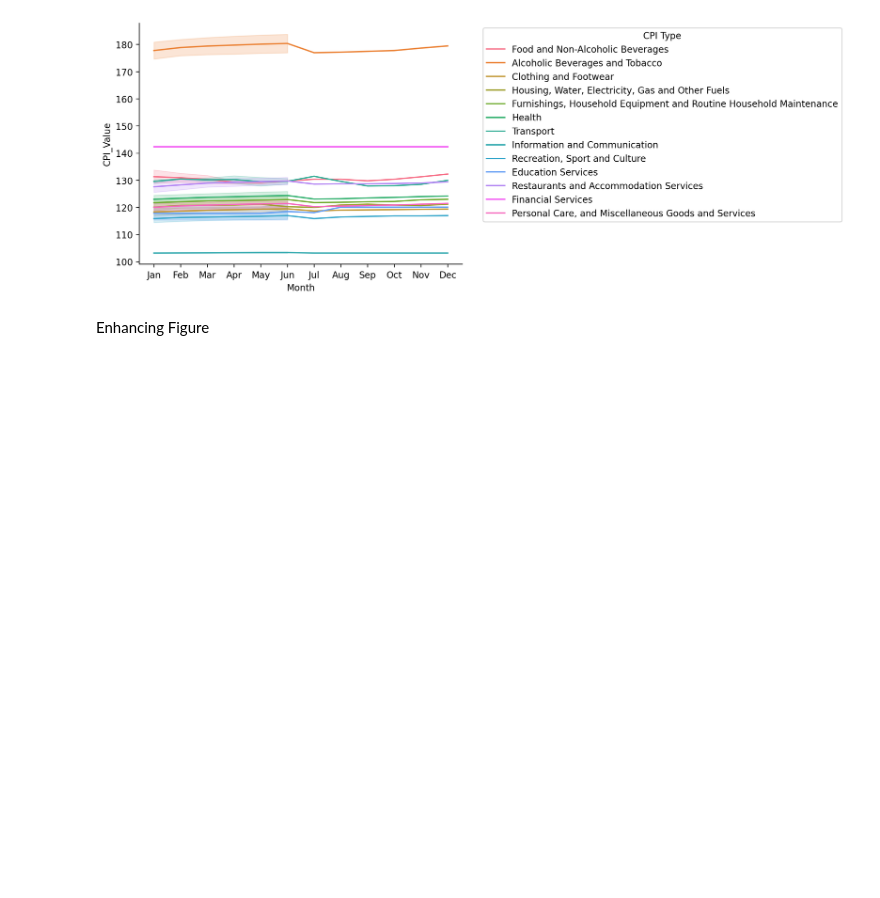
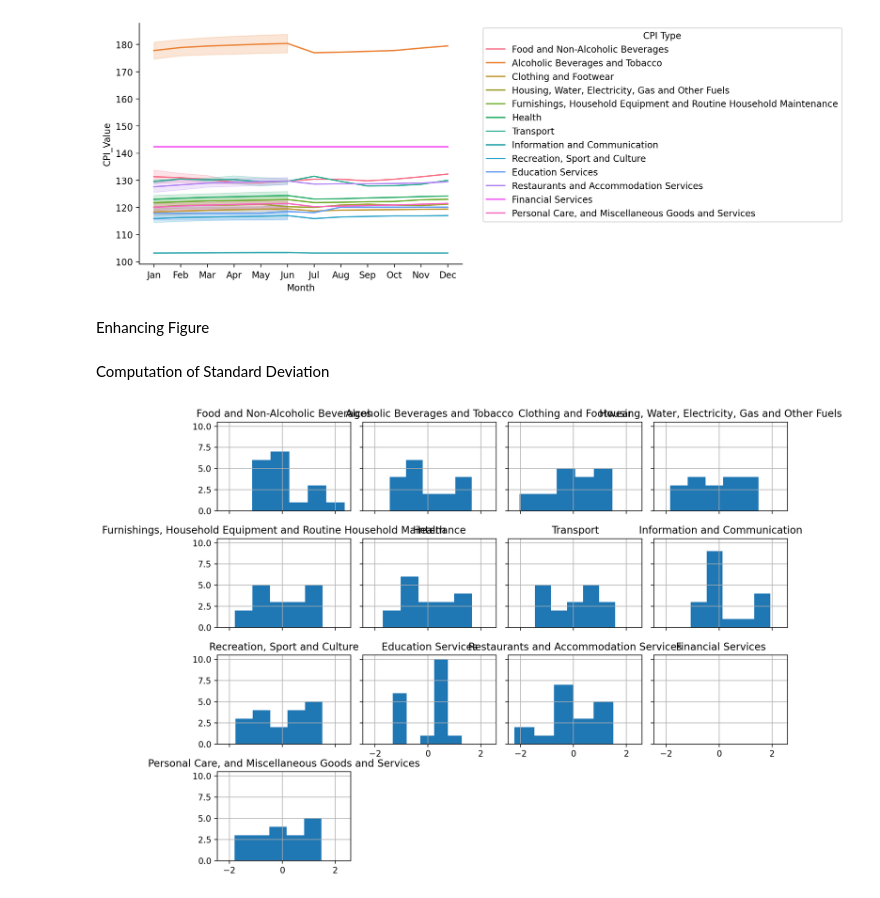
Before and after one commit to DeathNox/Philippine-CPI-Consumer-Price-Index-Trends-An-Introductory-Data-Analysis, a Jupyter notebook: plotting.ipynb, the cells around one changed output. Cells and saved outputs as stored; diff of their text form; code cells hidden in the pictures; blank space fills up the shorter version.

```diff
--- a/plotting.ipynb
+++ b/plotting.ipynb
@@ -85,3 +85,17 @@ fig = px.line(
     template='plotly_white'
 )
 fig.show()
+# %% [markdown]
+Computation of Standard Deviation
+# %%
+# Select only numeric columns for standardization and plotting
+numeric_cols = df_new.select_dtypes(include='number').columns
+
+# Standardize the numeric columns
+standardized = (df_new[numeric_cols] - df_new[numeric_cols].mean()) / df_new[numeric_cols].std()
+
+standardized.hist(sharex=True, sharey=True, figsize=(10, 8), bins=5)
+
+plt.tight_layout()
+# %% [output]
+[figure, added]
```
Also changed, not shown: parts of 5 cells of this notebook, 13 other files.
